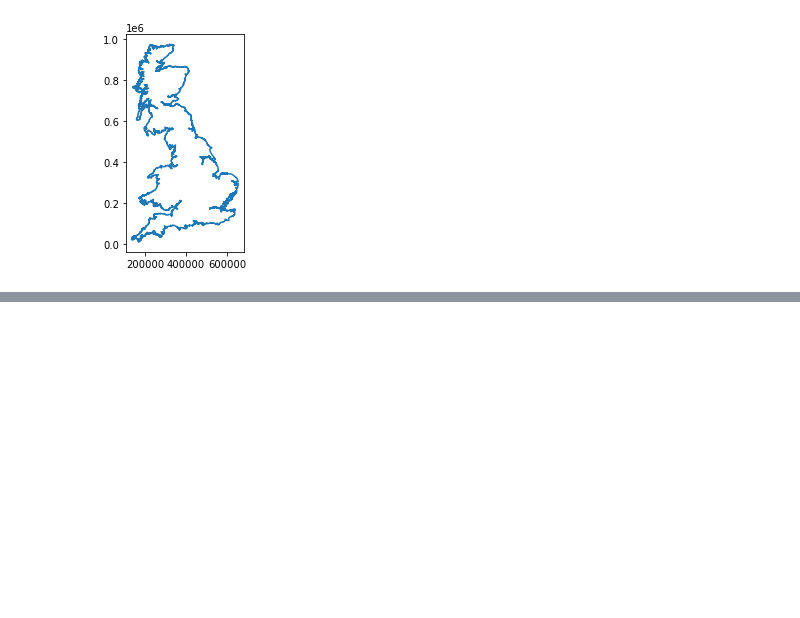
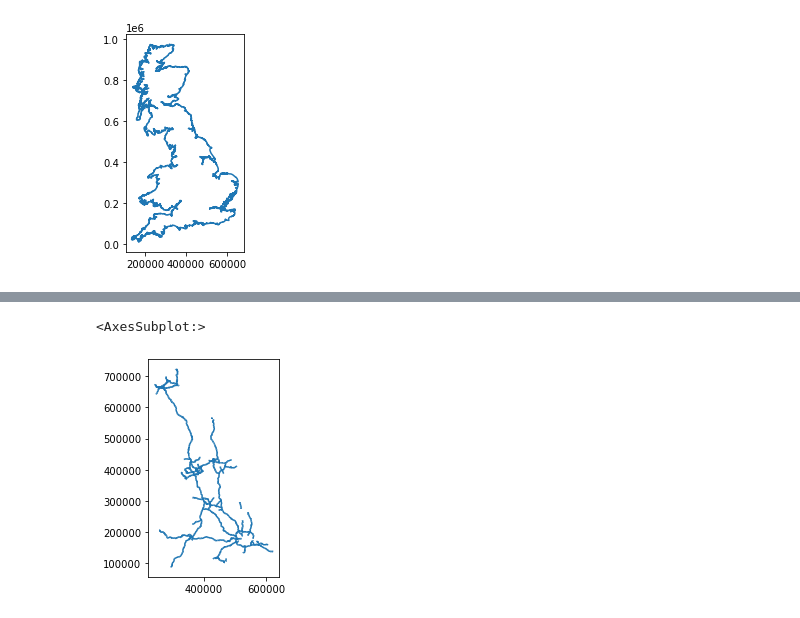
Before and after one commit to peterprescott/a1-dissertation, a Jupyter notebook: code/09Sep_06/B031_ComparingTiles.ipynb, the cells around one changed output, grey strips where cells are left out. Saved outputs shown, nothing was run; the diff lists cells and outputs as text; code cells hidden in the pictures; blank space fills up the shorter version.

Commit message:
Tessellate Britain with additive sets of major roads

```diff
--- a/code/09Sep_06/B031_ComparingTiles.ipynb
+++ b/code/09Sep_06/B031_ComparingTiles.ipynb
@@ -171,0 +32,15 @@ db.query('SELECT (COUNT(*)) FROM isles')
+# %%
+major_roads = ('Motorway', 'A Road', 'B Road', 'Minor Road')
+# %%
+roads = dict()
+# %%
+for r in major_roads:
+    roads[r] = db.query(f'''SELECT geometry FROM roads
+                     WHERE roads.road_function = '{r}'
+                     ''',
+                     spatial=True)
+# %%
+roads['Motorway'].plot()
+# %% [output]
+<AxesSubplot:>
+[figure, added]
```
Also changed, not shown: parts of 39 cells of this notebook.
